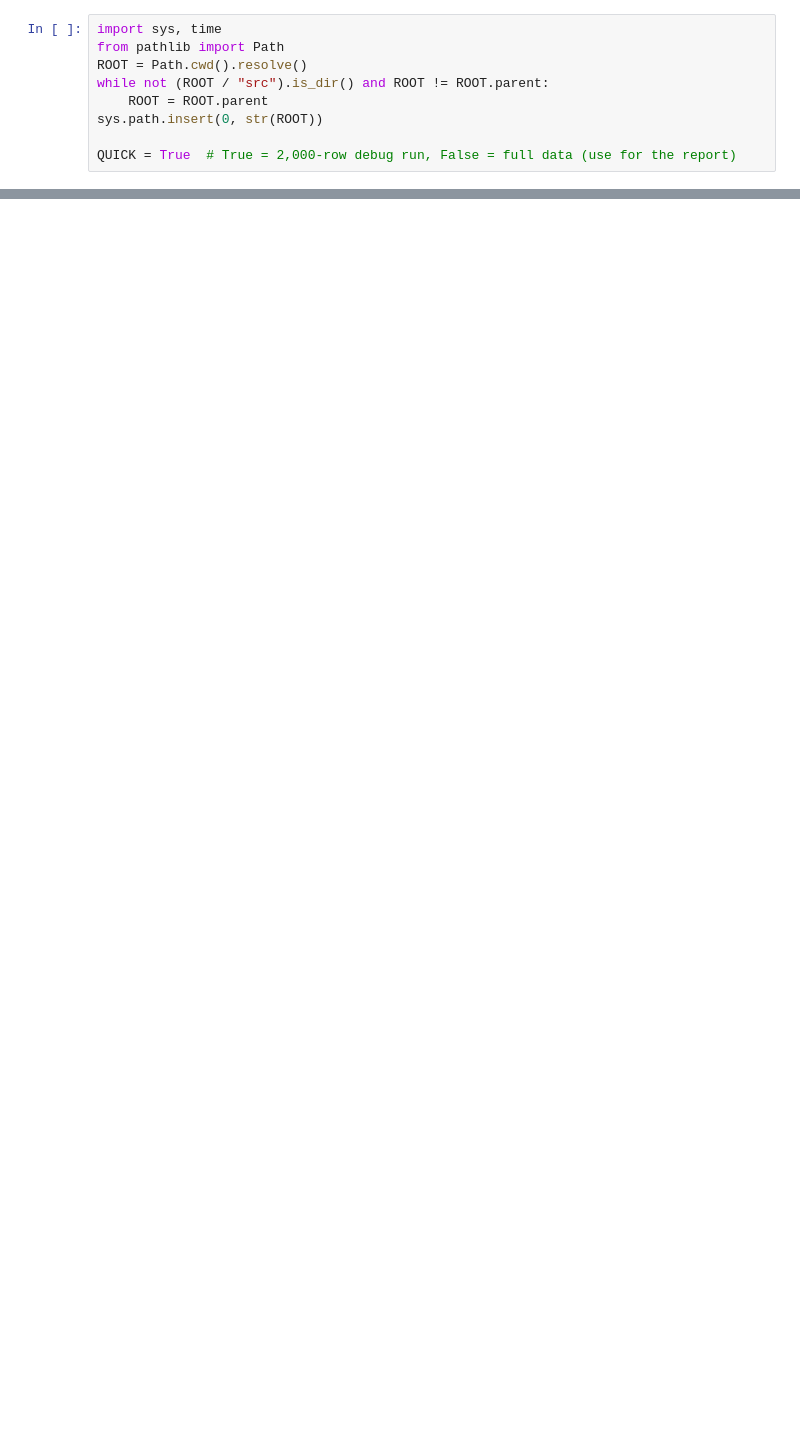
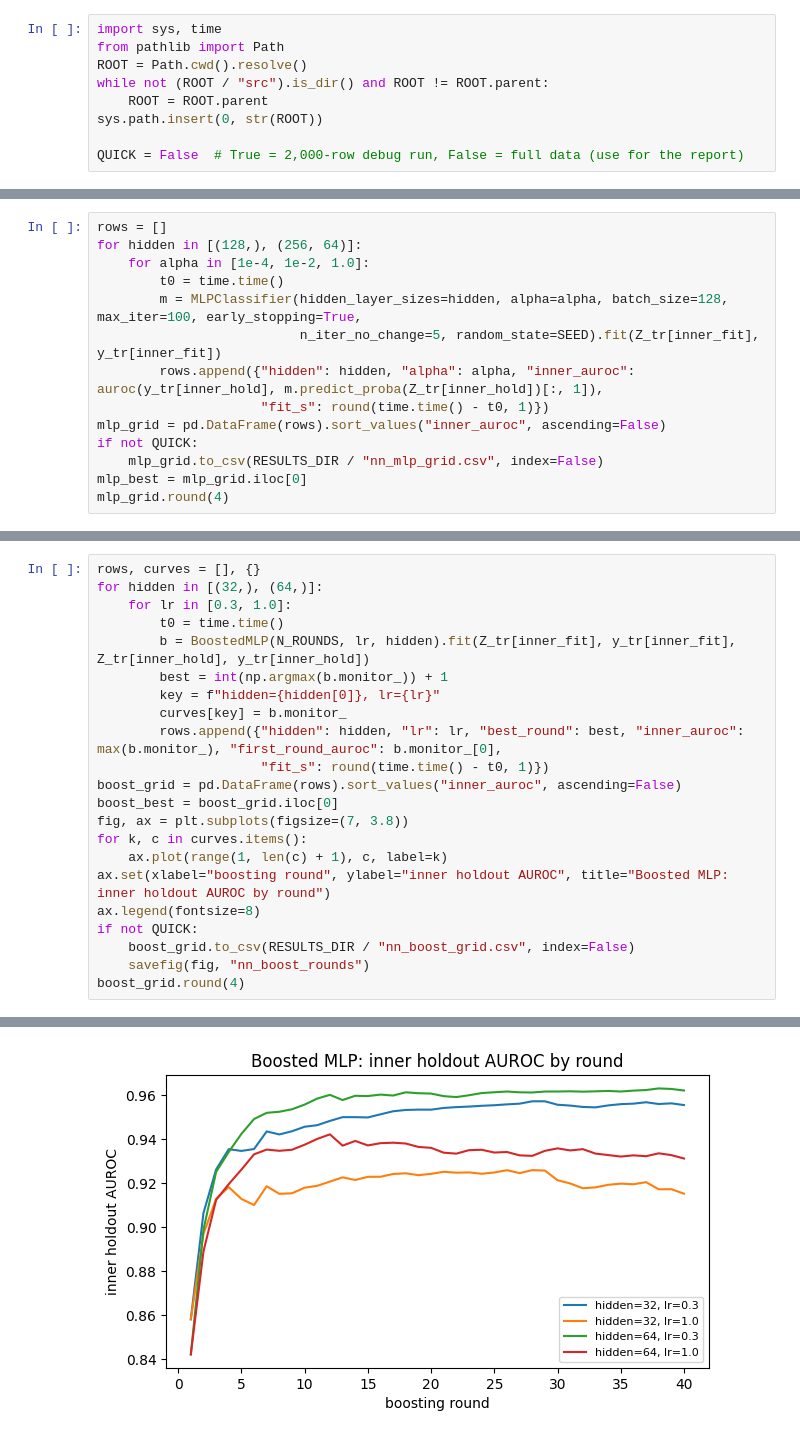
Before and after one commit to 2akc/CS5785_GroupProject, a Jupyter notebook: notebooks/aidan/advanced_models.ipynb, the cells around one changed output, grey strips where cells are left out. Saved outputs shown, nothing was run; the diff lists cells and outputs as text; blank space fills up the shorter version.

Commit message:
Added boosted MLP with NN, transformer ensemble, and generalization experiments

```diff
--- a/notebooks/aidan/advanced_models.ipynb
+++ b/notebooks/aidan/advanced_models.ipynb
@@ -9,7 +9,7 @@ while not (ROOT / "src").is_dir() and ROOT != ROOT.parent:
     ROOT = ROOT.parent
 sys.path.insert(0, str(ROOT))
 
-QUICK = True  # True = 2,000-row debug run, False = full data (use for the report)
+QUICK = False  # True = 2,000-row debug run, False = full data (use for the report)
 # %%
 %matplotlib inline
 import numpy as np, pandas as pd, matplotlib.pyplot as plt
@@ -46,0 +131,14 @@ Ideas to test next, compared against `robust_svm_tuned_blank` on the same val se
+# %%
+rows = []
+for hidden in [(128,), (256, 64)]:
+    for alpha in [1e-4, 1e-2, 1.0]:
+        t0 = time.time()
+        m = MLPClassifier(hidden_layer_sizes=hidden, alpha=alpha, batch_size=128, max_iter=100, early_stopping=True,
+                          n_iter_no_change=5, random_state=SEED).fit(Z_tr[inner_fit], y_tr[inner_fit])
+        rows.append({"hidden": hidden, "alpha": alpha, "inner_auroc": auroc(y_tr[inner_hold], m.predict_proba(Z_tr[inner_hold])[:, 1]),
+                     "fit_s": round(time.time() - t0, 1)})
+mlp_grid = pd.DataFrame(rows).sort_values("inner_auroc", ascending=False)
+if not QUICK:
+    mlp_grid.to_csv(RESULTS_DIR / "nn_mlp_grid.csv", index=False)
+mlp_best = mlp_grid.iloc[0]
+mlp_grid.round(4)
@@ -46,0 +156,23 @@ Ideas to test next, compared against `robust_svm_tuned_blank` on the same val se
+# %%
+rows, curves = [], {}
+for hidden in [(32,), (64,)]:
+    for lr in [0.3, 1.0]:
+        t0 = time.time()
+        b = BoostedMLP(N_ROUNDS, lr, hidden).fit(Z_tr[inner_fit], y_tr[inner_fit], Z_tr[inner_hold], y_tr[inner_hold])
+        best = int(np.argmax(b.monitor_)) + 1
+        key = f"hidden={hidden[0]}, lr={lr}"
+        curves[key] = b.monitor_
+        rows.append({"hidden": hidden, "lr": lr, "best_round": best, "inner_auroc": max(b.monitor_), "first_round_auroc": b.monitor_[0],
+                     "fit_s": round(time.time() - t0, 1)})
+boost_grid = pd.DataFrame(rows).sort_values("inner_auroc", ascending=False)
+boost_best = boost_grid.iloc[0]
+fig, ax = plt.subplots(figsize=(7, 3.8))
+for k, c in curves.items():
+    ax.plot(range(1, len(c) + 1), c, label=k)
+ax.set(xlabel="boosting round", ylabel="inner holdout AUROC", title="Boosted MLP: inner holdout AUROC by round")
+ax.legend(fontsize=8)
+if not QUICK:
+    boost_grid.to_csv(RESULTS_DIR / "nn_boost_grid.csv", index=False)
+    savefig(fig, "nn_boost_rounds")
+boost_grid.round(4)
+# %% [output]
@@ -46,0 +184 @@ Ideas to test next, compared against `robust_svm_tuned_blank` on the same val se
+[figure, added]
```
Also changed, not shown: parts of 22 cells of this notebook, 10 other files.
